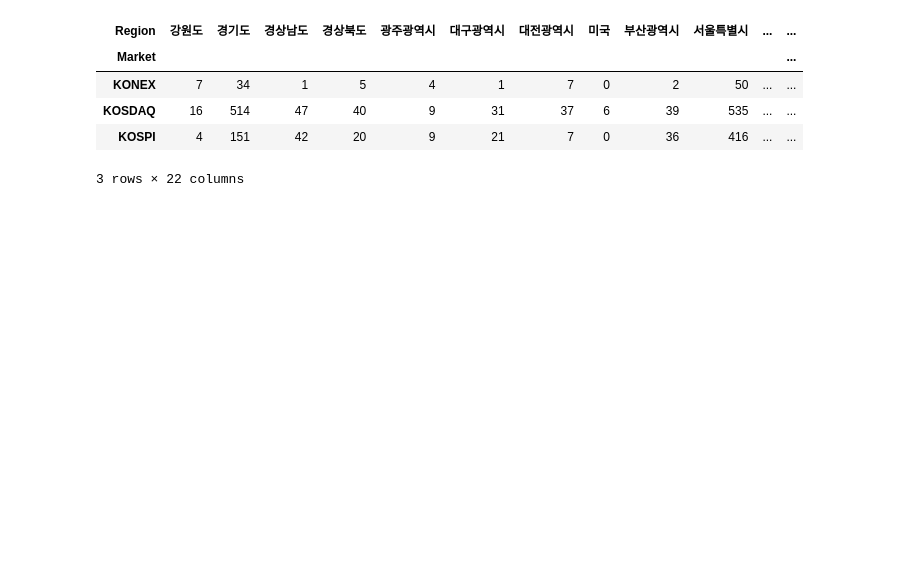
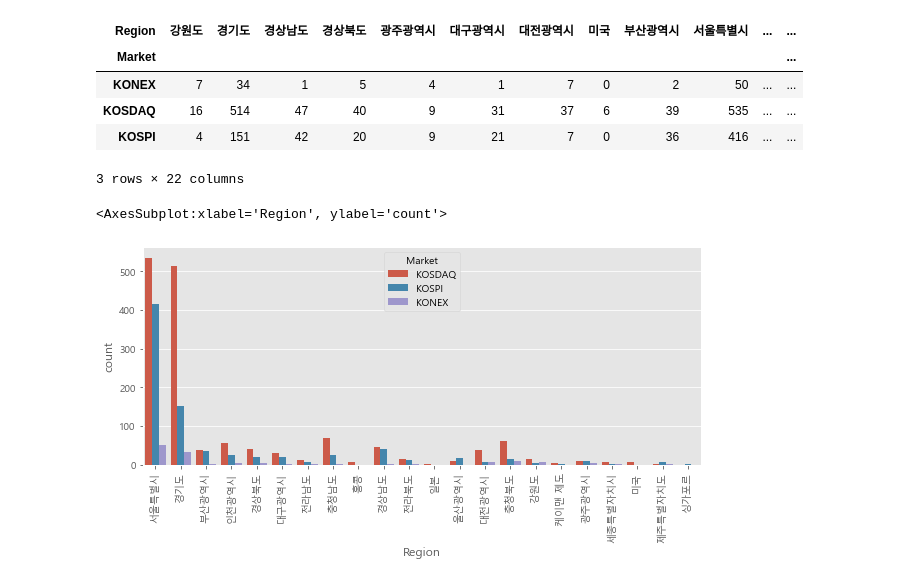
Before and after one commit to ParkSuJeong74/credit_ML, a Jupyter notebook: KRX/KRX_Freq.ipynb, the cells around one changed output. Saved outputs shown, nothing was run; the diff lists cells and outputs as text; code cells hidden in the pictures; blank space fills up the shorter version.

```diff
--- a/KRX/KRX_Freq.ipynb
+++ b/KRX/KRX_Freq.ipynb
@@ -379,4 +379,10 @@ pd.crosstab(df["Market"], df["Region"])
 | KOSPI | 4 | 151 | 42 | 20 | 9 | 21 | 7 | 0 | 36 | 416 | ... | ... |
 3 rows × 22 columns
 # %%
-sns.countplot()
+# hue : Market별로 색상 분류
+plt.figure(figsize=(10,4))
+plt.xticks(rotation=90) # 글씨 가로로
+sns.countplot(data=df, x="Region", hue="Market")
+# %% [output]
+<AxesSubplot:xlabel='Region', ylabel='count'>
+[figure, added]
```
Also changed, not shown: parts of 21 cells of this notebook, 1 other file.
